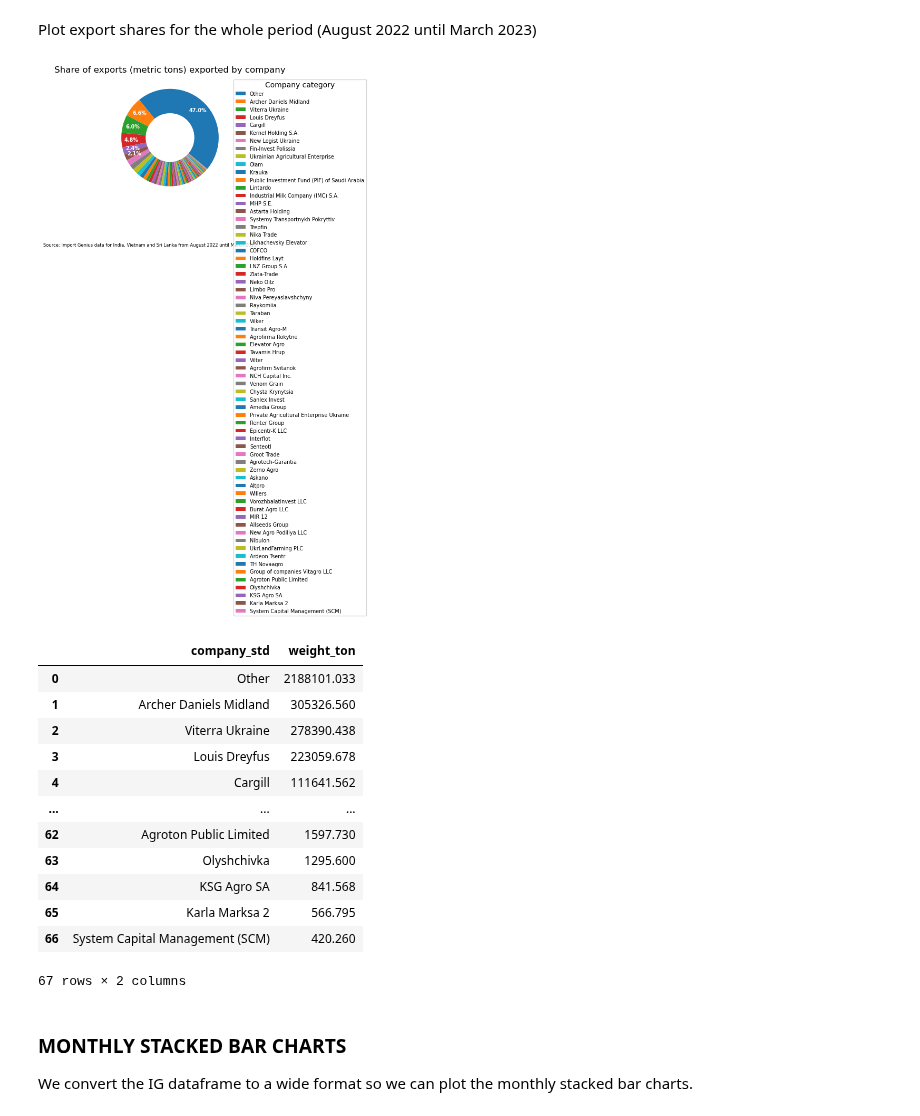
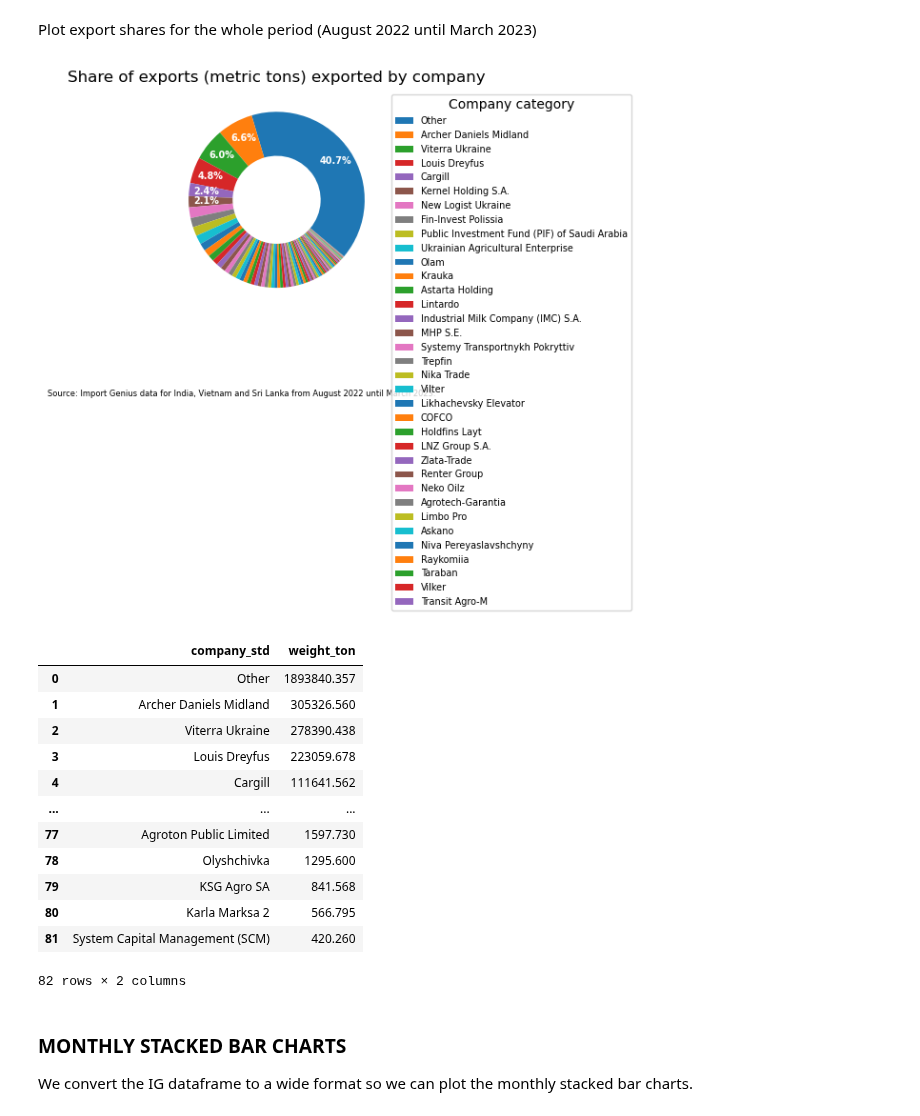
Before and after one commit to uchicago-dsi/oakland-institute-ukraine, a Jupyter notebook: notebooks/exports_shares.ipynb, the cells around one changed output. Cells and saved outputs as stored; diff of their text form; code cells hidden in the pictures.

Commit message:
Added top 80 exporting companies and narrowed the percentage of unknown exporters down to 40%. Pending to continue adding more to narrow it down to 30%

```diff
--- a/notebooks/exports_shares.ipynb
+++ b/notebooks/exports_shares.ipynb
@@ -36,9 +36,9 @@ KNOW_COMPANIES = {"Kernel Holding S.A.": ["ДРУЖБА НОВА", "ЕНСЕЛК
                   "MHP S.E.": ["МХП", "ТОВ КАТЕРИНОПІЛЬСЬКИЙ ЕЛЕВАТОР 20505 ЧЕРКАСЬКА ОБЛ ЗВЕНІГОРОДСЬКИЙ Р Н СМТ ЄРКИ ВУЛ ГЕРОЇВ МАЙ", "MHP", "ТОВАРИСТВО З ОБМЕЖЕНОЮ ВІДПОВІДАЛЬНІСТЮ КАТЕРИНОПІЛЬСЬКИЙ ЕЛЕВАТОР 20505 ЧЕРКАСЬКА ОБЛ ЗВЕНИГОРОДСЬКИЙ Р Н СЕЛИЩЕ МІСЬКОГО ТИПУ ЄРКИ", "ТОВ КАТЕРИНОПІЛЬСЬКИЙ ЕЛЕВАТОР 20505 ЧЕРКАСЬКА ОБЛ ЗВЕНИГОРОДСЬКИЙ Р Н СМТ ЄРКИ ВУЛ ГЕРОЇВ МАЙД"],
                   "TNA Corporate Solutions LLC": ["ПІВДЕНЬ АГРО ІНВЕСТ", "ПТАХОФАБРИКА ПОДІЛЛЯ", "ПРИДНІПРОВСЬКА", "РАЙЗ-МАКСИМКО", "ПРИДНІПРОВСЬКЕ", "TNA", "ТОВ ПОДІЛЛЯ АГРОПРОДУКТ 23130 ВІННИЦЬКА ОБЛ ЖМЕРИНСЬКИЙ Р Н СМТ БРАЇЛІВ ВУЛ ЗАВОДСЬКА Б"],
                   "NCH Capital Inc.": ["АГРОПРОСПЕРІС", "НХЦ", "NCH"],
-                  "Astarta Holding": ["АСТАРТА", "ДОБРОБУТ", "ПОЛТАВАЗЕРНОПРОДУКТ", "ХМІЛЬНИЦЬКЕ", "АГРО КА", "Astarta", "Agrofirm named after Dovzhenko", "ТОВ АГРОФІРМА ІМ ДОВЖЕНКА 38030 ПОЛТАВСЬКА ОБЛ МИРГОРОДСЬКИЙ Р Н С ЯРЕСЬКИ ВУЛ КОЗАЦЬКИЙ ШЛ", "Volochysk-Agro", "ТОВ ВОЛОЧИСЬК АГРО 31200 ХМЕЛЬНИЦЬКА ОБЛ ХМЕЛЬНИЦЬКИЙ Р Н М ВОЛОЧИСЬК ВУЛ ФРИДРИХІВС"],
+                  "Astarta Holding": ["АСТАРТА", "ДОБРОБУТ", "ПОЛТАВАЗЕРНОПРОДУКТ", "ХМІЛЬНИЦЬКЕ", "АГРО КА", "Astarta", "Agrofirm named after Dovzhenko", "ТОВ АГРОФІРМА ІМ ДОВЖЕНКА 38030 ПОЛТАВСЬКА ОБЛ МИРГОРОДСЬКИЙ Р Н С ЯРЕСЬКИ ВУЛ КОЗАЦЬКИЙ ШЛ", "Volochysk-Agro", "ТОВ ВОЛОЧИСЬК АГРО"],
                   "Industrial Milk Company (IMC) S.A.": ["АГРОПРОГРЕС", "СЛОБОЖАНЩИНА АГРО", "АГРОКІМ", "БУРАТ АГРО", "ЛОСИНІВКА АГРО", "ИМЦ", "IMC"],
-                  "Public Investment Fund (PIF) of Saudi Arabia": ["SALIC", "АГРО ЛВ", "МРІЯ ФАРМІНГ", "PIF", "ПИФ", "ТОВ СІЕФДЖІ ТРЕЙДИНГ УКРАЇНА 47602 ТЕРНОПІЛЬСЬКА ОБЛ ТЕРНОПІЛЬСЬКИЙ Р Н СМТ КОЗОВА ВУ", "Continental Farmers Group", "ТОВ СІЕФДЖІ ТРЕЙДИНГ 47602 ТЕРНОПІЛЬСЬКА ОБЛ ТЕРНОПІЛЬСЬКИЙ Р Н СМТ КОЗОВА ВУЛ І БОГУ"],
+                  "Public Investment Fund (PIF) of Saudi Arabia": ["SALIC", "АГРО ЛВ", "МРІЯ ФАРМІНГ", "PIF", "ПИФ", "ТОВ СІЕФДЖІ ТРЕЙДИНГ УКРАЇНА 47602 ТЕРНОПІЛЬСЬКА ОБЛ ТЕРНОПІЛЬСЬКИЙ Р Н СМТ КОЗОВА ВУ", "Continental Farmers Group", "ТОВ СІЕФДЖІ ТРЕЙДИНГ"],
                   "Agroton Public Limited": ["АГРОТОН", "Agroton"],
                   "Nibulon": ["НІБУЛОН", "Nibulon"],
                   "System Capital Management (SCM)": ["АГРО ХОЛДИНГ МС", "System Capital Management", "SCM", "СЦМ"],
@@ -46,7 +46,7 @@ KNOW_COMPANIES = {"Kernel Holding S.A.": ["ДРУЖБА НОВА", "ЕНСЕЛК
                   "Cargill": ["Cargill", "ТОВ АТ КАРГІЛЛ 03150 УКРАЇНА М КИЇВ ВУЛИЦЯ ВЕЛИКА ВАСИЛЬКІВСЬКА БУД 139", "ТОВ АТ КАРГІЛЛ 03150 УКРАЇНА М КИЇВ ВУЛ ВЕЛИКА ВАСИЛЬКІВСЬКА БУД 139", "ТОВ АТ КАРГІЛЛ 03150 М КИЇВ ВУЛ ВЕЛИКА ВАСИЛЬКІВСЬКА БУД 139"],
                   "Glencore": ["Glencore"],
                   "Marubeni": ["Marubeni"],
-                  "Bunge": ["Bunge"],
+                  "Bunge": ["Bunge", "Suntrade", "САНТРЕЙД"],
                   "Noble Resources": ["Noble Resources"],
                   "Viterra Ukraine": ["Viterra", "ПІДПРИЄМСТВО З ІНОЗЕМНИМИ ІНВЕСТИЦІЯМИ ВАЙТЕРРА УКРАЇНА", "ПІІ ВАЙТЕРРА УКРАЇНА"],
                   "Ardeon Tsentr": ["Ardeon", "ТОВ АРДЕОН ЦЕНТР 07301 КИЇВСЬКА ОБЛ М ВИШГОРОД ВУЛ ВАТУТІНА БУД 69 Г ОФІС 2/4"],
@@ -64,7 +64,7 @@ KNOW_COMPANIES = {"Kernel Holding S.A.": ["ДРУЖБА НОВА", "ЕНСЕЛК
                   "Nimeri Hold": ["Nimeri Hold", "ТОВ НІМЕРІ ГОЛД 65048 ОДЕСЬКА ОБЛ М ОДЕСА ВУЛ КАНАТНА БУД 42 ОФ 975"],
                   "Smartsystems": ["Smartsystems", "ТОВАРИСТВО З ОБМЕЖЕНОЮ ВІДПОВІДАЛЬНІСТЮ СМАРТСИСТЕМС 54003 МИКОЛАЇВСЬКА ОБЛ М МИКОЛАЇВ ПР ЦЕНТРАЛЬНИЙ БУДИНОК 269/3"],
                   "New Logist Ukraine": ["New Logist Ukraine", "ТОВ НЬЮ ЛОГІСТ ЮКРЕЙН 65005 М ОДЕСА ВУЛ БАЛКІВСЬКА БУД 108 КАБ 27", "ТОВ НЬЮ ЛОГІСТ ЮКРЕЙН 65005 УКРАЇНА М ОДЕСА ВУЛ БАЛКІВСЬКА 108 КАБ 27", "ТОВ НЬЮ ЛОГІСТ ЮКРЕЙН 65005 УКРАЇНА М ОДЕСА ВУЛ БАЛКІВСЬКА 108 КАБ 27", "ТОВ НЬЮ ЛОГІСТ ЮКРЕЙН УКРАЇНА 65005 М ОДЕСА ВУЛ БАЛКІВСЬКА БУД 108 КАБ 27"],
-                  "Trade Westend": ["Trade Westend", "ТОВ ТРЕЙД ВЕСТЕНД 79007 М ЛЬВІВ ВУЛ ШПИТАЛЬНА БУД 9 УКРАЇНА"],
+                  "Trade Westend": ["Trade Westend", "ТОВ ТРЕЙД ВЕСТЕНД 79007 М ЛЬВІВ ВУЛ ШПИТАЛЬНА БУД 9 УКРАЇНА", "ТОВАРИСТВО З ОБМЕЖЕНОЮ ВІДПОВІДАЛЬНІСТЮ ТРЕЙД ВЕСТЕНД 79007 ЛЬВІВСЬКА ОБЛ МІСТО ЛЬВІВ ВУЛ ШПИТАЛЬНА БУДИНОК 9"],
                   "Verkhivtsevsky Oil Extraction Plant 'Soloma'": ["Verkhivtsevsky Oil Extraction Plant", "Soloma", "ТОВ СОЛОМА 51660 ДНІПРОПЕТРОВСЬКА ОБЛ ВЕРХНЬОДНІПРОВСЬКИЙ Р ОН М ВЕРХІВЦЕВЕ"],
                   "Korsun-Shevchenkivsky Grain Reception Enterprise": ["Korsun-Shevchenkivsky Grain Reception Enterprise", "ТОВ КОРСУНЬ ШЕВЧЕНКІВСЬКЕ ХЛІБОПРИЙМАЛЬНЕ ПІДПРИЄМСТВО 19402 ЧЕРКАСЬКА ОБЛ М КОРСУНЬ ШЕВЧ ЕНКІВСЬКИЙ ПРОВ ПРОМИСЛОВИЙ БУД 6"],
                   "Tolans": ["Tolans", "ТОВ СТИВІДОРНА КОМПАНІЯ ОКТЯБРЬСКА УКРАЇНА 57214 МИКОЛАЇВСЬКА ОБЛ ВІТОВСЬКИЙ Р Н СЕЛО МІШКОВО ПОГОРІ", "ТОВАРИСТВО З ОБМЕЖЕНОЮ ВІДПОВІДАЛЬНІСТЮ СТИВІДОРНА КОМПАНІЯ ОКТЯБРЬСК 57214 МИКОЛАЇВСЬКА ОБЛАСТЬ ВІТОВСЬКИЙ РАЙОН СЕЛО МІШКОВО ПОГОРІЛОВЕ"],
@@ -100,7 +100,7 @@ KNOW_COMPANIES = {"Kernel Holding S.A.": ["ДРУЖБА НОВА", "ЕНСЕЛК
                   "Lintardo": ["Lintardo", "ТОВ АГРОСВІТ КОЛО"],
                   "Agrofirma Rokytne": ["Agrofirma Rokytne", "ТОВ АГРОФІРМА РОКИТНЕ УКРАЇНА"],
                   "Elevator Agro": ["Elevator Agro", "ТОВ ЕЛЕВАТОР АГРО УКРАЇНА", "ТОВАРИСТВО З ОБМЕЖЕНОЮ ВІДПОВІДАЛЬНІСТЮ ЕЛЕВАТОР АГРО УКРАЇНА 37240 ПОЛТАВСЬКА ОБЛ МИРГОРОДСЬКИЙ Р Н М ЗАВОДСЬКЕ ВУЛ"],
-                  "Vilter": ["Vilter", "ТОВ ВІЛТЕР УКРАЇНА"],
+                  "Vilter": ["Vilter", "ТОВ ВІЛТЕР"],
                   "Neko Oilz": ["Neko Oilz", "ТОВ НЕКО ОІЛЗ УКРАЇНА"],
                   "Venom Grain": ["Venom Grain", "ТОВ ВЕНОМ ГРЕЙН"],
                   "Tavamis Hrup": ["Tavamis", "ТОВ ТАВАМІС"],
@@ -109,15 +109,28 @@ KNOW_COMPANIES = {"Kernel Holding S.A.": ["ДРУЖБА НОВА", "ЕНСЕЛК
                   "Sanlex Invest": ["Sanlex Invest", "ТОВАРИСТВО З ОБМЕЖЕНОЮ ВІДПОВІДАЛЬНІСТЮ САНЛЕКС ІНВЕСТ УКРАЇНА 03150 МІСТО КИЇВ ВУЛ ДІЛОВА БУДИНОК 2Б ОФІС 107"],
                   "Amedia Group": ["Amedia Group", "ТОВАРИСТВО З ОБМЕЖЕНОЮ ВІДПОВІДАЛЬНІСТЮ ТД АМЕДІА ТОРГ УКРАЇНА 02121 М КИЇВ ПР БАЖАНА МИКОЛИ 3"],
                   "Private Agricultural Enterprise Ukraine": ["Private Agricultural Enterprise Ukraine", "ТОВАРИСТВО З ОБМЕЖЕНОЮ ВІДПОВІДАЛЬНІСТЮ СІЛЬСЬКОГОСПОДАРСЬКЕ ПІДПРИЄМ УКРАЇНА 31362 ХМЕЛЬНИЦЬКА ОБЛ ХМЕЛЬНИЦЬКИЙ Р Н СЕЛО РОЗСОША"],
-                  "Renter Group": ["Renter Group", "ТОВАРИСТВО З ОБМЕЖЕНОЮ ВІДПОВІДАЛЬНІСТЮ <РЕНТЕР ГРУП> УКРАЇНА 04060 МІСТО КИЇВ ВУЛ БЕРЛІНСЬКОГО МАКСИМА БУД 9"],
+                  "Renter Group": ["Renter Group", "ТОВАРИСТВО З ОБМЕЖЕНОЮ ВІДПОВІДАЛЬНІСТЮ <РЕНТЕР ГРУП> УКРАЇНА 04060 МІСТО КИЇВ ВУЛ БЕРЛІНСЬКОГО МАКСИМА БУД 9", "ТОВАРИСТВО З ОБМЕЖЕНОЮ ВІДПОВІДАЛЬНІСТЮ РЕНТЕР ГРУП УКРАЇНА 04060 МІСТО КИЇВ ВУЛ БЕРЛІНСЬКОГО МАКСИМА БУД 9"],
                   "Epicentr-K LLC": ["Epicentr K", "ТОВ ЕПІЦЕНТР К УКРАЇНА 04128 МІСТО КИЇВ ВУЛ БЕРКОВЕЦЬКА БУД 6 К"],
                   "Interflot": ["Interflot", "ТОВ ІНТЕРФЛОТ УКРАЇНА 03142 М КИЇВ ПР Т АКАДЕМІКА ПАЛЛАДІНА 44 КОРПУС 8"],
                   "Senteotl": ["Senteotl", "ТОВ СЕНТЕОТЛЬ 65065 ОДЕСЬКА ОБЛ М ОДЕСА ВУЛ ІНГЛЕЗІ БУД 8"],
                   "Groot Trade": ["Groot Trade", "ТОВАРИСТВО З ОБМЕЖЕНОЮ ВІДПОВІДАЛЬНІСТЮ ГРУТ ТРЕЙД УКРАЇНА 61157 ХАРКІВСЬКА ОБЛ М ХАРКІВ ВУЛ МОСКАЛІВСЬКА БУД 99"],
-                  "Agrotech-Garantia": ["Agrotech-Garantia", "ТОВАРИСТВО З ОБМЕЖЕНОЮ ВІДПОВІДАЛЬНІСТЮ АГРОТЕХ ГАРАНТІЯ УКРАЇНА 37613 ПОЛТАВСЬКА ОБЛ МИРГОРОДСЬКИЙ Р Н СЕЛИЩЕ МІСЬКОГО ТИ"],
+                  "Agrotech-Garantia": ["Agrotech-Garantia", "ТОВАРИСТВО З ОБМЕЖЕНОЮ ВІДПОВІДАЛЬНІСТЮ АГРОТЕХ ГАРАНТІЯ", "ТОВ АГРОТЕХ ГАРАНТІЯ"],
                   "Zerno Agro": ["Zerno Agro", "ТОВ ЗЕРНО АГРО 65016 ОДЕСЬКА ОБЛ М ОДЕСА ВУЛ ЛІТЕРАТУРНА БУД 8 ОФІС 6"],
-                  "Askano": ["Askano", "ТОВАРИСТВО З ОБМЕЖЕНОЮ ВІДПОВІДАЛЬНІСТЮ АСКАНО УКРАЇНА 65000 ОДЕСЬКА ОБЛ М ОДЕСА ВУЛ ПАНТЕЛЕЙМОНІВСЬКА БУД 25"],
-                  "Altpro": ["Altpro", "ТОВ АЛЬТПРО УКРАЇНА 65012 М ОДЕСА КУЛИКОВЕ ПОЛЕ БУДИНОК 1"]}
+                  "Askano": ["Askano", "ТОВАРИСТВО З ОБМЕЖЕНОЮ ВІДПОВІДАЛЬНІСТЮ АСКАНО УКРАЇНА 65000 ОДЕСЬКА ОБЛ М ОДЕСА ВУЛ ПАНТЕЛЕЙМОНІВСЬКА БУД 25", "ТОВ АСКАНО"],
+                  "Altpro": ["Altpro", "ТОВ АЛЬТПРО УКРАЇНА 65012 М ОДЕСА КУЛИКОВЕ ПОЛЕ БУДИНОК 1"],
+                  "Vizmir Market": ["Vizmir Market", "ТОВ ВІЗМІР МАРКЕТ"],
+                  "Paymont Active": ["Paymont Active", "ТОВ ПЕЙМОНТ АКТИВ"],
+                  "Shekolan": ["Shekolan", "ТОВ ШЕКОЛАН"],
+                  "Donlarni": ["Donlarni", "ТОВ ДОНЛАРНІ"],
+                  "MP Nіko": ["MP Nіko", "ТОВАРИСТВО З ОБМЕЖЕНОЮ ВІДПОВІДАЛЬНІСТЮ МП НІКО", "ТОВ МП НІКО"],
+                  "Rise Pivnich": ["Rise Pivnich", "ТОВ РАЙЗ ПІВНІЧ УКРАЇНА 42304 СУМСЬКА ОБЛ СУМСЬКИЙ Р Н СМТ СТЕПАНІВКА ВУЛ ЗАВОД"],
+                  "Hertsum": ["Hertsum", "ТОВ ГЕРЦУМ 65005 М ОДЕСА ВУЛ БАЛКІВСЬКА БУД 108 КАБ 27"],
+                  "Inveks Group": ["Inveks Group", "ТОВ ІНВЕКС ГРУП 02132 М КИЇВ ПРОСПЕКТ БАЖАНА МИКОЛИ 151 ОФ 37"],
+                  "Agro-region": ["Agro-region", "Garna Trading", "ТОВ ГАРНА ТРЕЙДИНГ"],
+                  "Batkivshchyna": ["Batkivshchyna", "ТОВАРИСТВО З ОБМЕЖЕНОЮ ВІДПОВІДАЛЬНІСТЮ БАТЬКІВЩ", "ТОВ БАТЬКІВЩ"],
+                  "Tesslagroup": ["Tesslagroup", "ТОВ ТЕССЛАГРУП"],
+                  "Company Farmco": ["Company Farmco", "ТОВ КОМПАНІЯ ФАРМКО"],
+                  "Premium Eksport": ["Premium Eksport", "ТОВ ПРЕМІУМ ЕКСПОРТ"]}
 
 ASIAN_COUNTRIES = {"india": "індія", "viet nam": "в єтнам",
                    "sri lanka": "шрі ланка"}
@@ -515,23 +528,23 @@ bsgi = get_bsgi("spain")
 # %% [markdown]
 Plot export shares for the whole period (August 2022 until March 2023)
 # %%
-export_shares_all = plot_all_period(ig, "Import Genius data for India, Vietnam and Sri Lanka from August 2022 until March 2023")
+export_shares_all = plot_all_period(ig, "Import Genius data for India, Vietnam and Sri Lanka from August 2022 until March 2023", 2, 0.5)
 export_shares_all
 # %% [output]
-[figure, old version]
+[figure, new version]
 |  | company_std | weight_ton |
-| 0 | Other | 2188101.033 |
+| 0 | Other | 1893840.357 |
 | 1 | Archer Daniels Midland | 305326.560 |
 | 2 | Viterra Ukraine | 278390.438 |
 | 3 | Louis Dreyfus | 223059.678 |
 | 4 | Cargill | 111641.562 |
 | ... | ... | ... |
-| 62 | Agroton Public Limited | 1597.730 |
-| 63 | Olyshchivka | 1295.600 |
-| 64 | KSG Agro SA | 841.568 |
-| 65 | Karla Marksa 2 | 566.795 |
-| 66 | System Capital Management (SCM) | 420.260 |
+| 77 | Agroton Public Limited | 1597.730 |
+| 78 | Olyshchivka | 1295.600 |
+| 79 | KSG Agro SA | 841.568 |
+| 80 | Karla Marksa 2 | 566.795 |
+| 81 | System Capital Management (SCM) | 420.260 |
-67 rows × 2 columns
+82 rows × 2 columns
 # %% [markdown]
 ### MONTHLY STACKED BAR CHARTS
 
```
Also changed, not shown: parts of 10 cells of this notebook.
